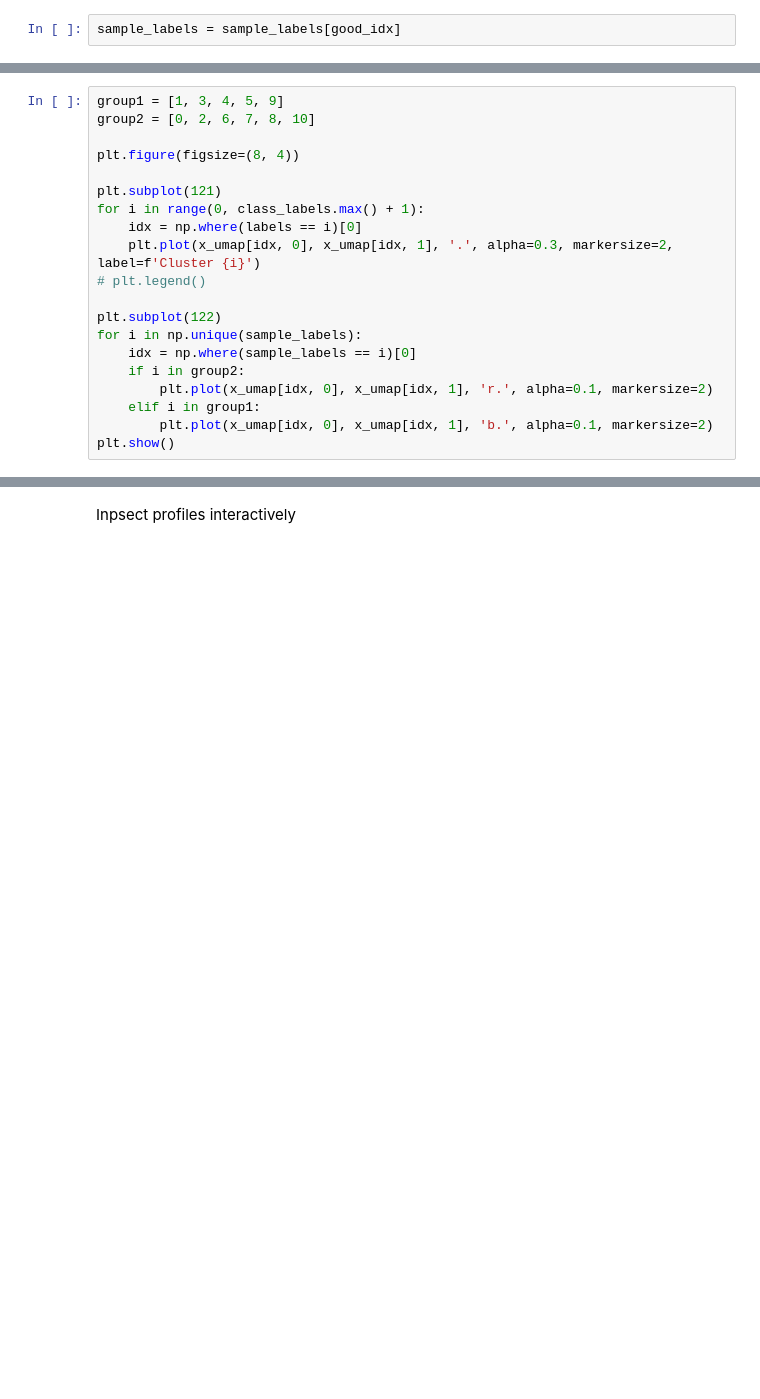
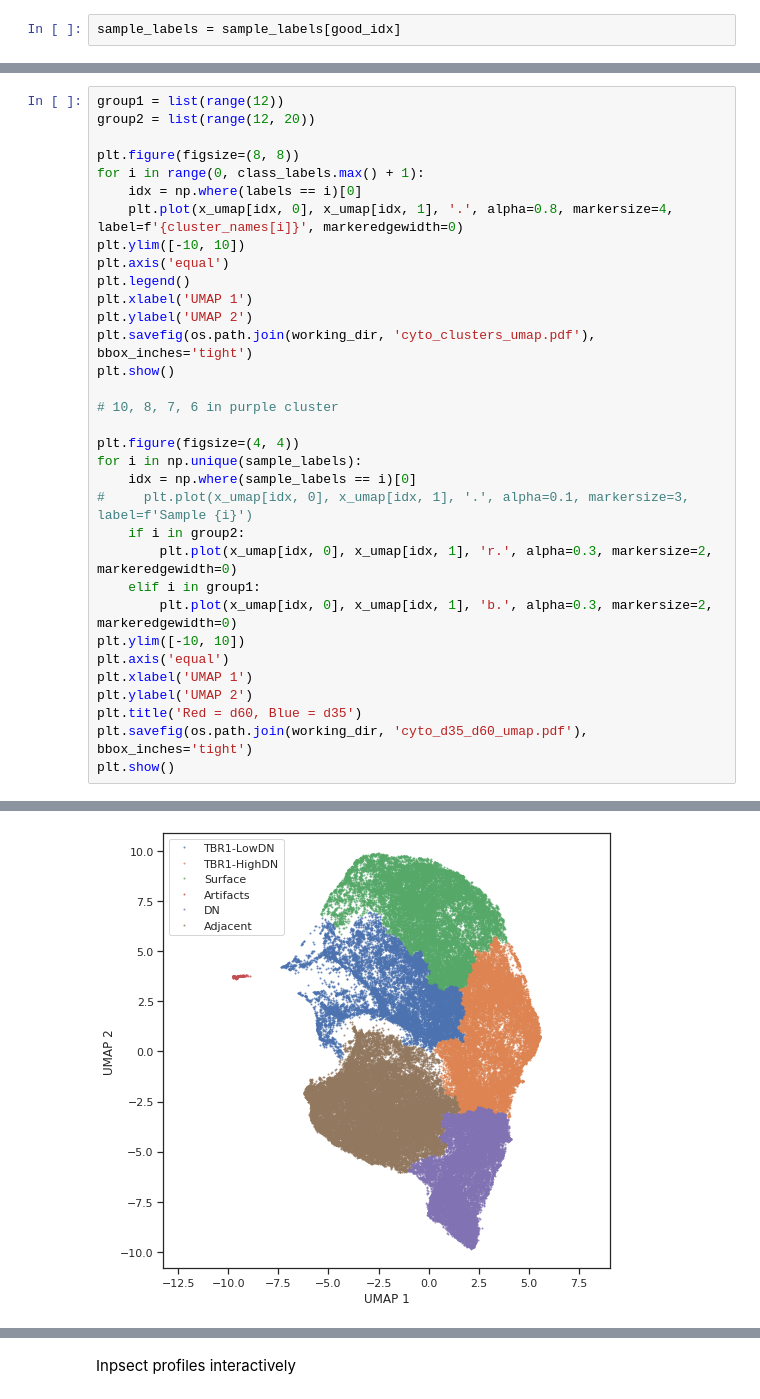
Before and after one commit to chunglabmit/scout, a Jupyter notebook: notebooks/determine cyto clusters.ipynb, the cells around one changed output, grey strips where cells are left out. Saved outputs shown, nothing was run; the diff lists cells and outputs as text; blank space fills up the shorter version.

```diff
--- a/notebooks/determine cyto clusters.ipynb
+++ b/notebooks/determine cyto clusters.ipynb
@@ -107,21 +144,34 @@ sample_labels = sample_labels[good_idx]
 # %%
-group1 = [1, 3, 4, 5, 9]
-group2 = [0, 2, 6, 7, 8, 10]
+group1 = list(range(12))
+group2 = list(range(12, 20))
 
-plt.figure(figsize=(8, 4))
-
-plt.subplot(121)
+plt.figure(figsize=(8, 8))
 for i in range(0, class_labels.max() + 1):
     idx = np.where(labels == i)[0]
-    plt.plot(x_umap[idx, 0], x_umap[idx, 1], '.', alpha=0.3, markersize=2, label=f'Cluster {i}')
-# plt.legend()
+    plt.plot(x_umap[idx, 0], x_umap[idx, 1], '.', alpha=0.8, markersize=4, label=f'{cluster_names[i]}', markeredgewidth=0)
+plt.ylim([-10, 10])
+plt.axis('equal')
+plt.legend()
+plt.xlabel('UMAP 1')
+plt.ylabel('UMAP 2')
+plt.savefig(os.path.join(working_dir, 'cyto_clusters_umap.pdf'), bbox_inches='tight')
+plt.show()
 
-plt.subplot(122)
+# 10, 8, 7, 6 in purple cluster
+
+plt.figure(figsize=(4, 4))
 for i in np.unique(sample_labels):
     idx = np.where(sample_labels == i)[0]
+#     plt.plot(x_umap[idx, 0], x_umap[idx, 1], '.', alpha=0.1, markersize=3, label=f'Sample {i}')
     if i in group2:
-        plt.plot(x_umap[idx, 0], x_umap[idx, 1], 'r.', alpha=0.1, markersize=2)
+        plt.plot(x_umap[idx, 0], x_umap[idx, 1], 'r.', alpha=0.3, markersize=2, markeredgewidth=0)
     elif i in group1:
-        plt.plot(x_umap[idx, 0], x_umap[idx, 1], 'b.', alpha=0.1, markersize=2)
+        plt.plot(x_umap[idx, 0], x_umap[idx, 1], 'b.', alpha=0.3, markersize=2, markeredgewidth=0)
+plt.ylim([-10, 10])
+plt.axis('equal')
+plt.xlabel('UMAP 1')
+plt.ylabel('UMAP 2')
+plt.title('Red = d60, Blue = d35')
+plt.savefig(os.path.join(working_dir, 'cyto_d35_d60_umap.pdf'), bbox_inches='tight')
 plt.show()
 # %% [output]
@@ -129,0 +178 @@ plt.show()
+[figure, added]
```
Also changed, not shown: parts of 28 cells of this notebook, 41 other files.
